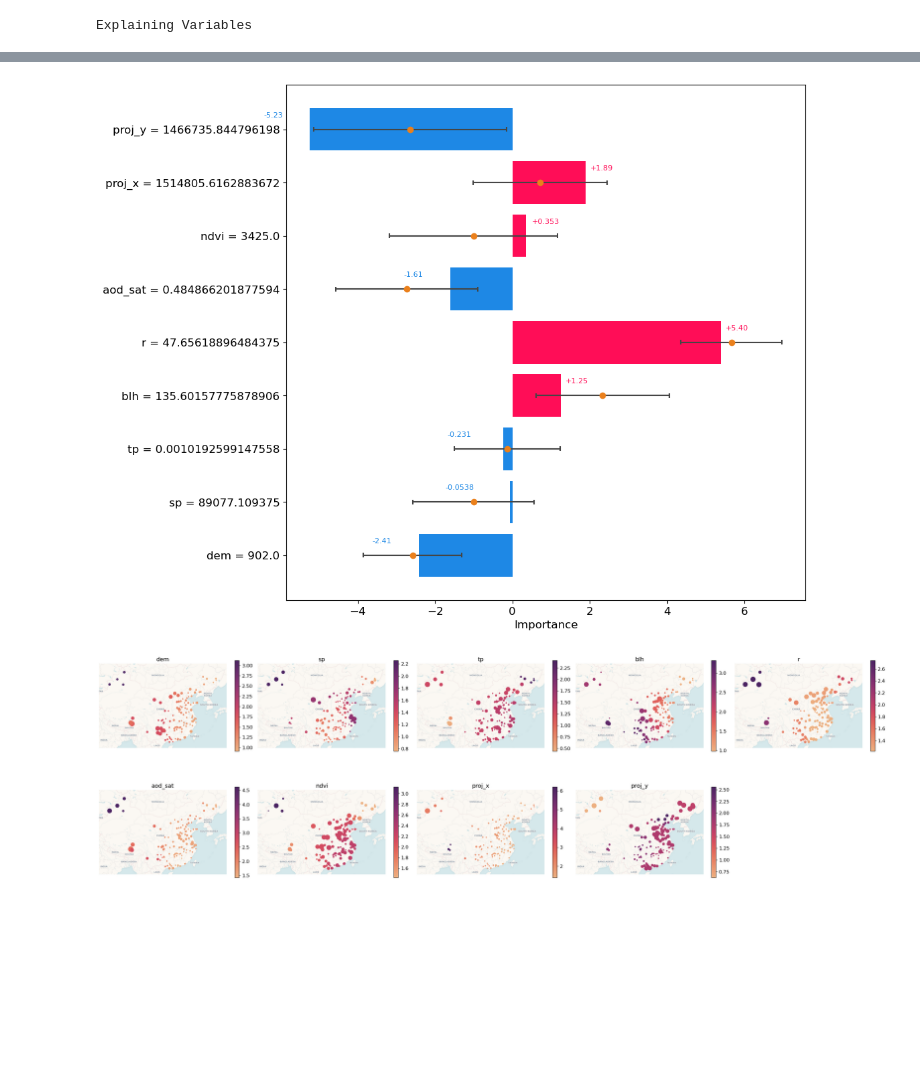
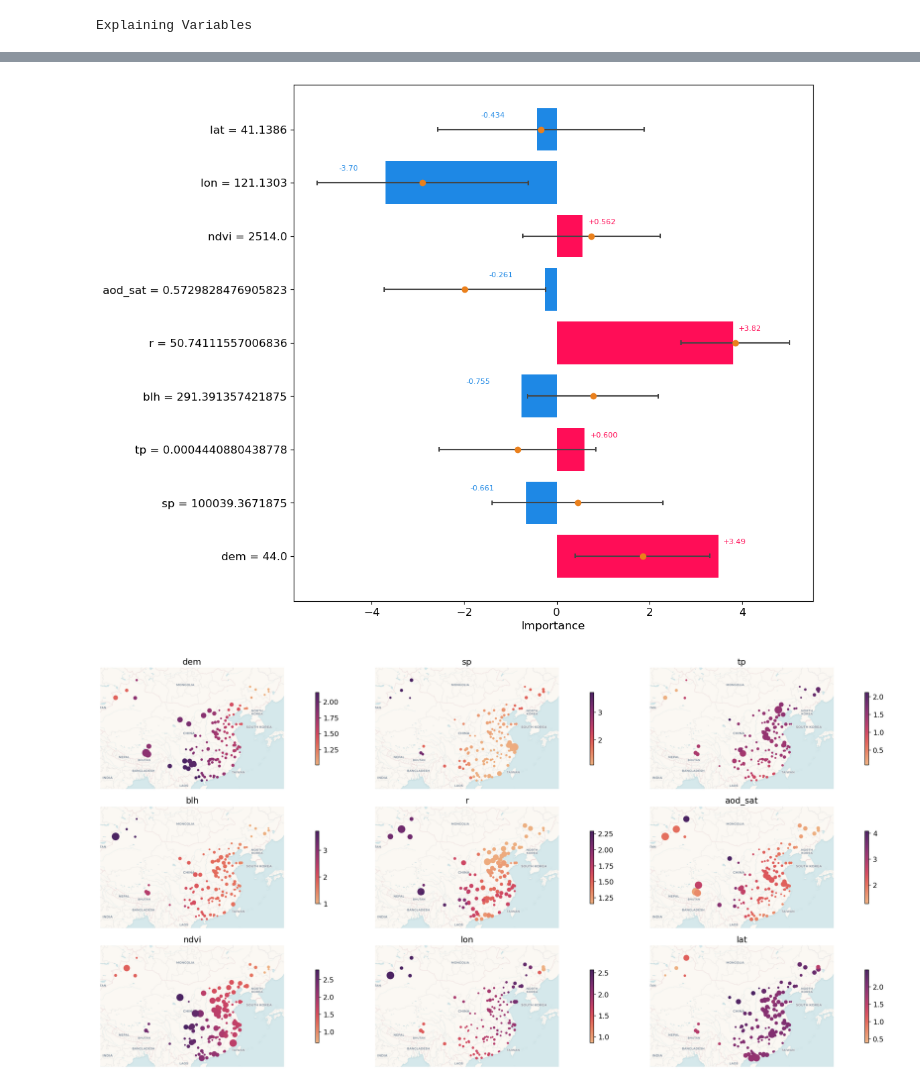
Before and after one commit to Vezarachan/GeoXCP, a Jupyter notebook: examples/ChinaPM25.ipynb, the cells around one changed output, grey strips where cells are left out. Drawn from its saved outputs; the diff is of its cells as text; code cells hidden in the pictures; blank space fills up the shorter version.

Commit message:
modify explainer

```diff
--- a/examples/ChinaPM25.ipynb
+++ b/examples/ChinaPM25.ipynb
@@ -20,7 +20,7 @@ data.head()
 # %%
 pm25 = data['PM2.5']
 # %%
-features = data[['dem', 'sp', 'tp', 'blh', 'r', 'aod_sat', 'ndvi', 'proj_x', 'proj_y']]
+features = data[['dem', 'sp', 'tp', 'blh', 'r', 'aod_sat', 'ndvi', 'lon', 'lat']]
 # %%
 loc = data[['lon', 'lat']]
 # %%
@@ -30,7 +30,7 @@ X_calib, X_test, y_calib, y_test, loc_calib, loc_test = train_test_split(X_temp,
 # %%
 model = xgb.XGBRegressor(n_estimators=400, max_depth=3, min_child_weight=0.8, colsample_bytree=0.8)
 # %%
-model.fit(X_train, y_train)
+model.fit(X_train.values, y_train.values)
 # %% [output]
 XGBRegressor(base_score=None, booster=None, callbacks=None,
              colsample_bylevel=None, colsample_bynode=None,
@@ -54,12 +54,11 @@ explainer = GeoConformalizedExplainer(prediction_f=model.predict,
                                       x_train=X_train,
                                       x_calib=X_calib,
                                       coord_calib=loc_calib.values,
-                                      coord_test=loc_test.values,
                                       miscoverage_level=0.1,
                                       band_width=5,
                                       feature_names=feature_names)
 # %%
-results = explainer.uncertainty_aware_explain(x_test=X_test)
+results = explainer.uncertainty_aware_explain(x_test=X_test, coord_test=loc_test.values)
 # %% [output]
 Training SHAP
 Calibrating SHAP
@@ -87,9 +86,9 @@ results.plot_absolute_shap_value_with_uncertainty(filename='./ChinaPM25absolute_
 # %%
- results.plot_shap_values_with_uncertainty(10, filename='./ChinaPM25shap_values_with_uncertainty.pdf')
+ results.plot_shap_values_with_uncertainty(15, filename='./ChinaPM25_shap_values_with_uncertainty_1.pdf')
 # %% [output]
-[figure, old version]
+[figure, new version]
 # %%
-results.plot_geo_uncertainty(figsize=(28, 10), shrink=0.6, filename='./ChinaPM25geo_uncertainty.pdf')
+results.plot_geo_uncertainty(max_cols=3, figsize=(28, 10), shrink=0.6, filename='./ChinaPM25_geo_uncertainty_1.pdf')
 # %% [output]
-[figure, old version]
+[figure, new version]
 # %%
```
Also changed, not shown: parts of 11 cells of this notebook, 26 other files.
